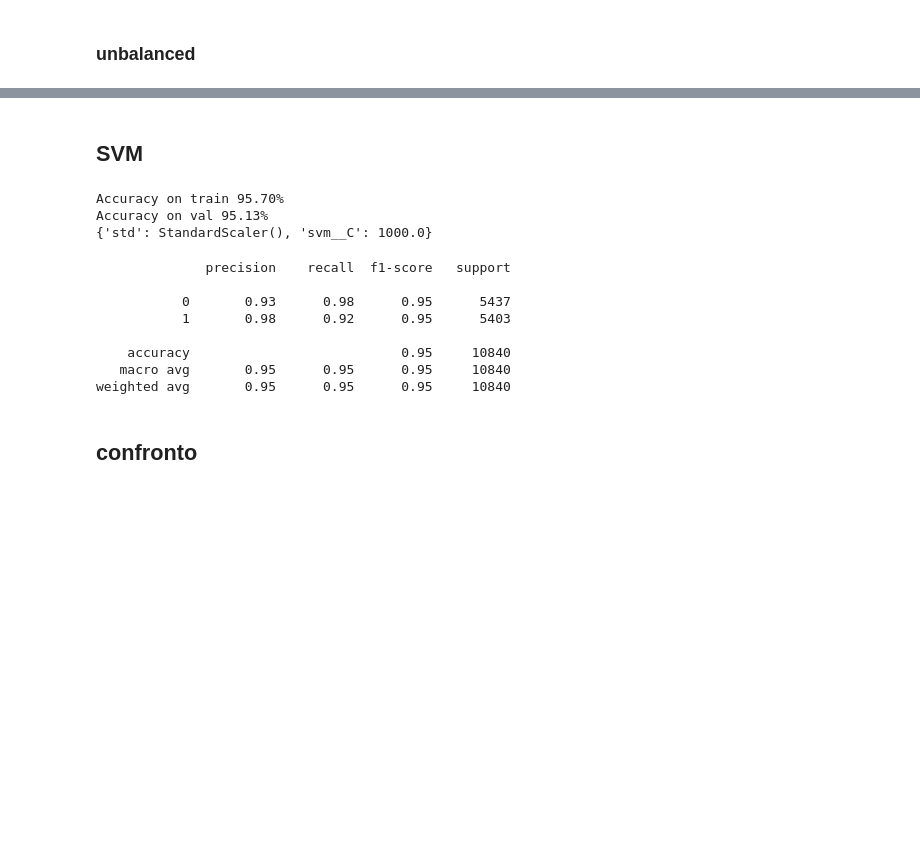
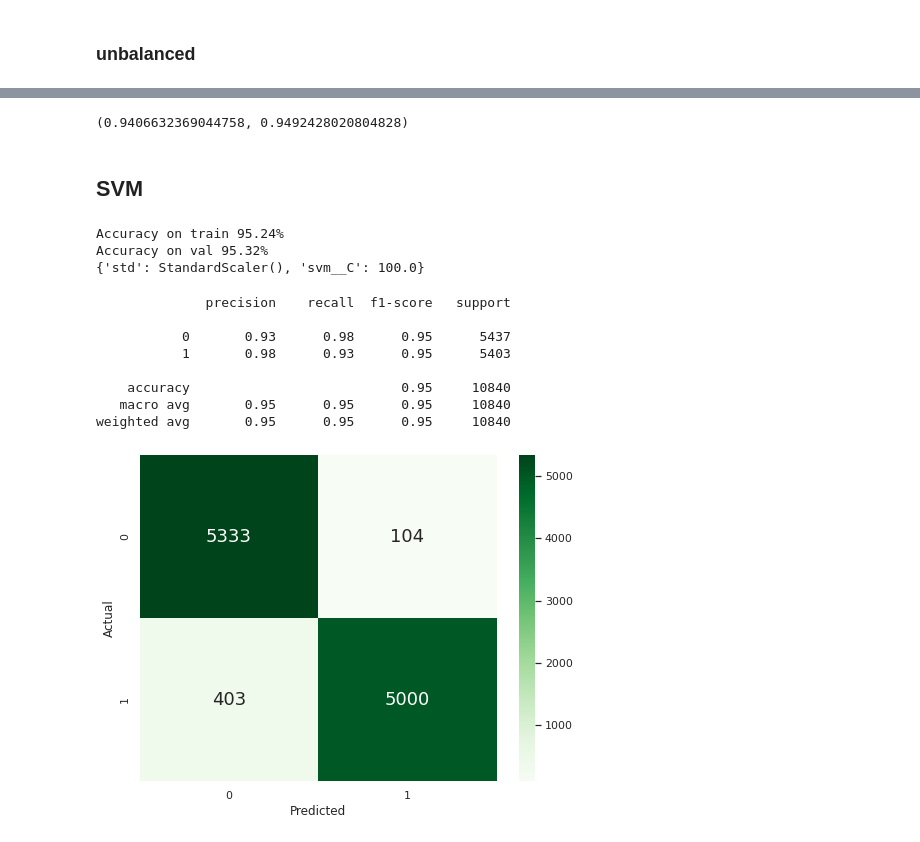
Before and after one commit to seintzz/di-project, a Jupyter notebook: pulsar-candidates.ipynb, the cells around one changed output, grey strips where cells are left out. Saved outputs shown, nothing was run; the diff lists cells and outputs as text; code cells hidden in the pictures; blank space fills up the shorter version.

```diff
--- a/pulsar-candidates.ipynb
+++ b/pulsar-candidates.ipynb
@@ -389,3 +446,7 @@ weighted avg       0.94      0.94      0.94     10840
+# %%
+model_conf_interval(gs_logreg, X_val, y_val)
+# %% [output]
+(0.9406632369044758, 0.9492428020804828)
 # %% [markdown]
 ## SVM
 # %%
@@ -393,11 +454,10 @@ scale = [None, StandardScaler()]
 grid = [
     {
         "std" : scale,
-        "svm__C": np.logspace(-3, 3, 3)
+        "svm__C": np.logspace(-2, 2, 5)
     },
 ]
 
-# Perceptron with standard scaler
 model_svm = Pipeline([
     ('std', None),
     ('svm', SVC())
@@ -410,9 +470,9 @@ print('Accuracy on train {:.2f}%'.format(gs_svm.score(X_train, y_train)*100))
 print('Accuracy on val {:.2f}%'.format(gs_svm.score(X_val, y_val)*100))
 print(gs_svm.best_params_)
 # %% [output]
-Accuracy on train 95.70%
-Accuracy on val 95.13%
-{'std': StandardScaler(), 'svm__C': 1000.0}
+Accuracy on train 95.24%
+Accuracy on val 95.32%
+{'std': StandardScaler(), 'svm__C': 100.0}
 # %%
 y_pred_svm = gs_svm.predict(X_val)
 print(classification_report(y_val, y_pred_svm))
@@ -420,10 +480,12 @@ print(classification_report(y_val, y_pred_svm))
               precision    recall  f1-score   support
 
            0       0.93      0.98      0.95      5437
-           1       0.98      0.92      0.95      5403
+           1       0.98      0.93      0.95      5403
 
     accuracy                           0.95     10840
    macro avg       0.95      0.95      0.95     10840
 weighted avg       0.95      0.95      0.95     10840
-# %% [markdown]
-## confronto
+# %%
+plot_confusion_matrix(gs_svm, X_val, y_val, y_train)
+# %% [output]
+[figure, added]
```
Also changed, not shown: parts of 81 cells of this notebook.
